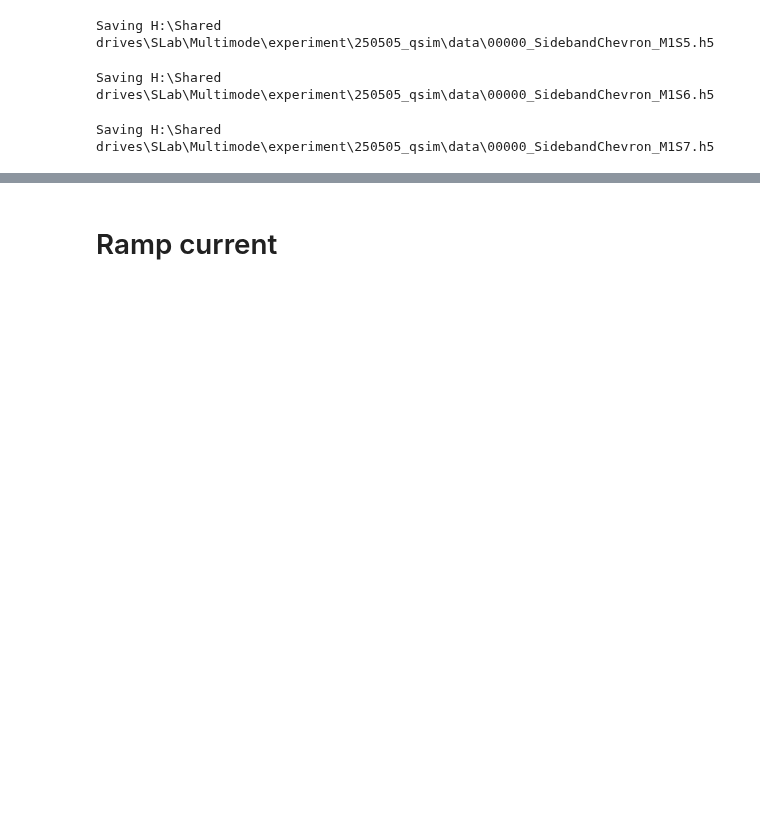
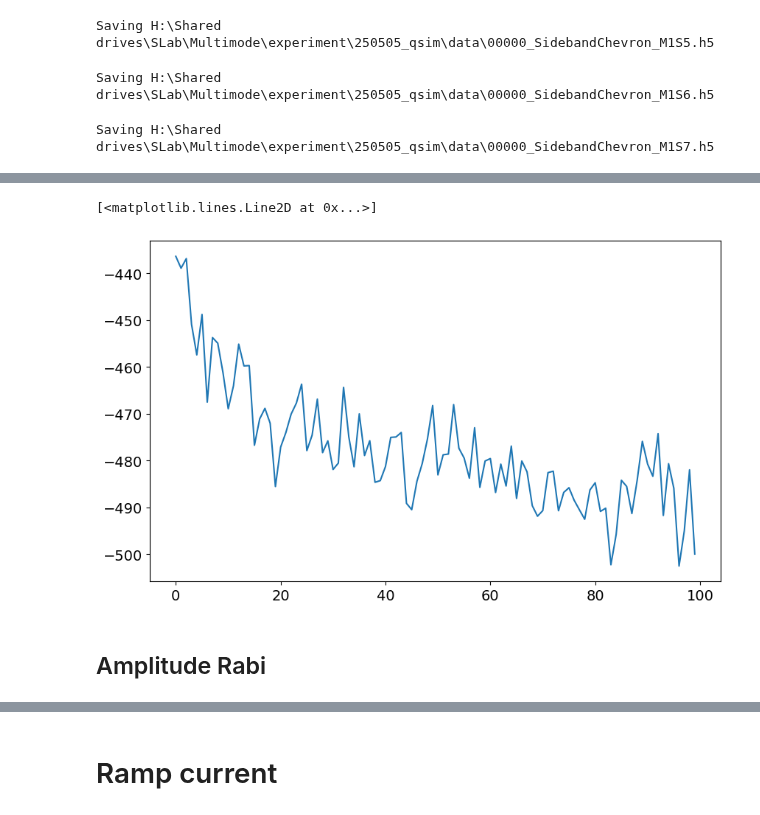
Before and after one commit to SchusterLab/multimode_expts, a Jupyter notebook: qsim_experiments.ipynb, the cells around one changed output, grey strips where cells are left out. Saved outputs shown, nothing was run; the diff lists cells and outputs as text; code cells hidden in the pictures; blank space fills up the shorter version.

```diff
--- a/qsim_experiments.ipynb
+++ b/qsim_experiments.ipynb
@@ -321,0 +391,7 @@ Saving H:\Shared drives\SLab\Multimode\experiment\250505_qsim\data\00000_Sideban
+# %%
+plt.plot(ss[9].data['avgi'])
+# %% [output]
+[<matplotlib.lines.Line2D at 0x...>]
+[figure, added]
+# %% [markdown]
+## Amplitude Rabi
```
Also changed, not shown: parts of 18 cells of this notebook, 2 other files.
